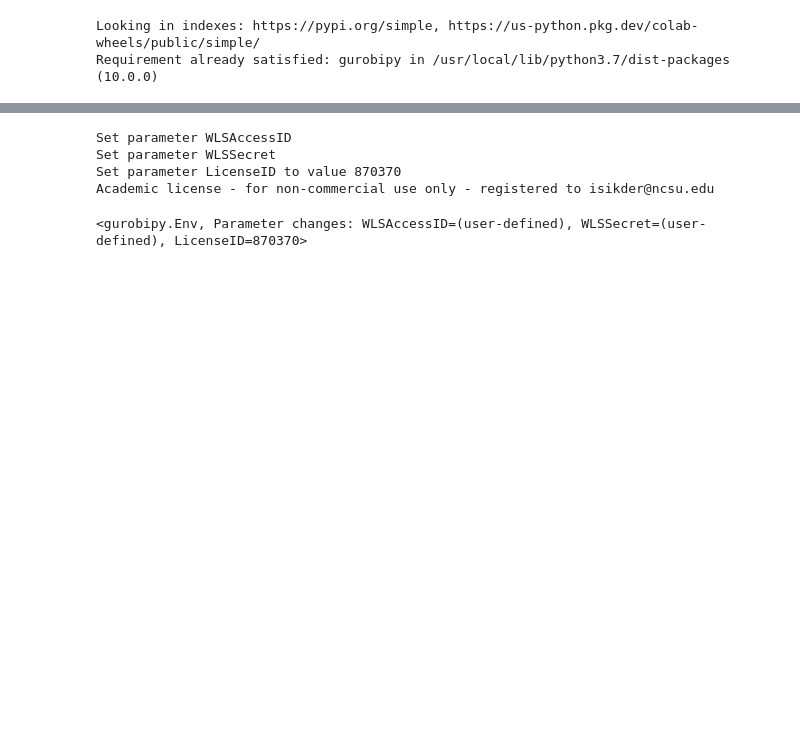
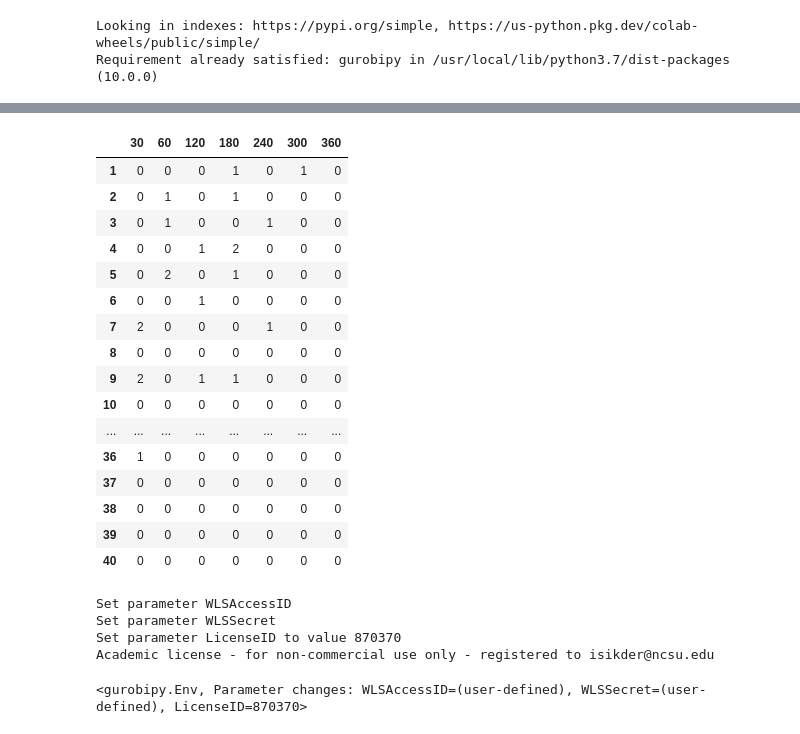
Before and after one commit to IshtiSikder/Optimal-appointment-scheduling-for-Mayo-Clinic, a Jupyter notebook: Override_codes.ipynb, the cells around one changed output, grey strips where cells are left out. Cells and saved outputs as stored; diff of their text form; code cells hidden in the pictures; blank space fills up the shorter version.

```diff
--- a/Override_codes.ipynb
+++ b/Override_codes.ipynb
@@ -29 +56,23 @@ Drive already mounted at /content/drive; to attempt to forcibly remount, call dr
+# %%
+tmpl = pd.read_excel('TWO_STAGE/two_stage_temp.xlsx',index_col=[0])
+# %%
+tmpl
+# %% [output]
+|  | 30 | 60 | 120 | 180 | 240 | 300 | 360 |
+| 1 | 0 | 0 | 0 | 1 | 0 | 1 | 0 |
+| 2 | 0 | 1 | 0 | 1 | 0 | 0 | 0 |
+| 3 | 0 | 1 | 0 | 0 | 1 | 0 | 0 |
+| 4 | 0 | 0 | 1 | 2 | 0 | 0 | 0 |
+| 5 | 0 | 2 | 0 | 1 | 0 | 0 | 0 |
+| 6 | 0 | 0 | 1 | 0 | 0 | 0 | 0 |
+| 7 | 2 | 0 | 0 | 0 | 1 | 0 | 0 |
+| 8 | 0 | 0 | 0 | 0 | 0 | 0 | 0 |
+| 9 | 2 | 0 | 1 | 1 | 0 | 0 | 0 |
+| 10 | 0 | 0 | 0 | 0 | 0 | 0 | 0 |
+| ... | ... | ... | ... | ... | ... | ... | ... |
+| 36 | 1 | 0 | 0 | 0 | 0 | 0 | 0 |
+| 37 | 0 | 0 | 0 | 0 | 0 | 0 | 0 |
+| 38 | 0 | 0 | 0 | 0 | 0 | 0 | 0 |
+| 39 | 0 | 0 | 0 | 0 | 0 | 0 | 0 |
+| 40 | 0 | 0 | 0 | 0 | 0 | 0 | 0 |
 # %%
```
Also changed, not shown: parts of 5 cells of this notebook.
